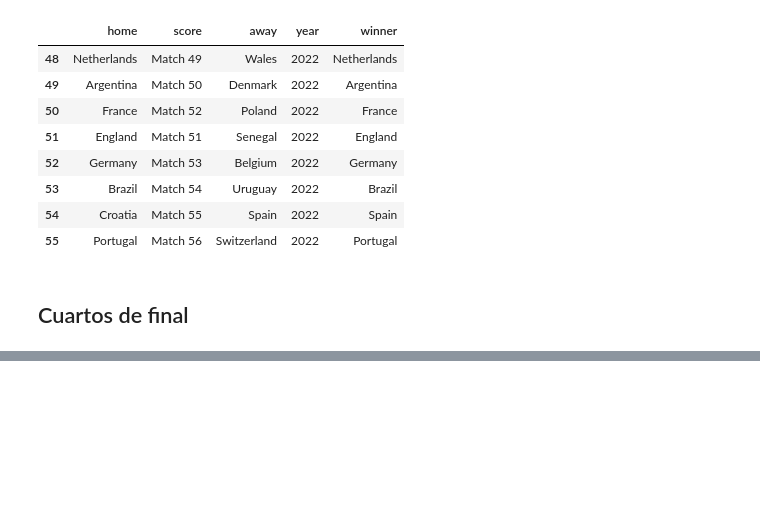
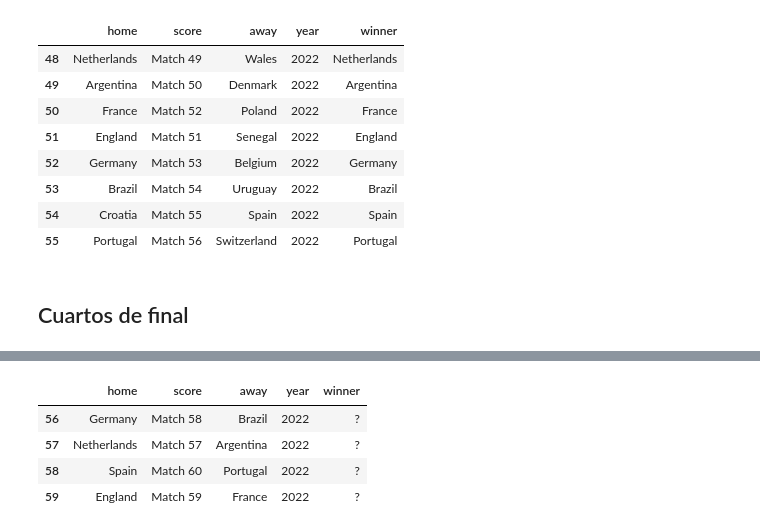
Before and after one commit to Gomezj1907/WC-2022-Predictions, a Jupyter notebook: 04_models/source/poisson.ipynb, the cells around one changed output, grey strips where cells are left out. Cells and saved outputs as stored; diff of their text form; code cells hidden in the pictures; blank space fills up the shorter version.

```diff
--- a/04_models/source/poisson.ipynb
+++ b/04_models/source/poisson.ipynb
@@ -165,0 +174,16 @@ get_winner(df_fixture_knockout)
+# %%
+def update_table(df_fixture_round_1, df_fixture_round_2):
+    for index, row in df_fixture_round_1.iterrows():
+        winner = df_fixture_round_1.loc[index, 'winner']
+        match = df_fixture_round_1.loc[index, 'score']
+        df_fixture_round_2.replace({f'Winners {match}':winner}, inplace = True)
+    df_fixture_round_2['winner'] = '?'
+    return df_fixture_round_2
+# %%
+update_table(df_fixture_knockout, df_fixture_quarter )
+# %% [output]
+|  | home | score | away | year | winner |
+| 56 | Germany | Match 58 | Brazil | 2022 | ? |
+| 57 | Netherlands | Match 57 | Argentina | 2022 | ? |
+| 58 | Spain | Match 60 | Portugal | 2022 | ? |
+| 59 | England | Match 59 | France | 2022 | ? |
```
Also changed, not shown: parts of 7 cells of this notebook.
